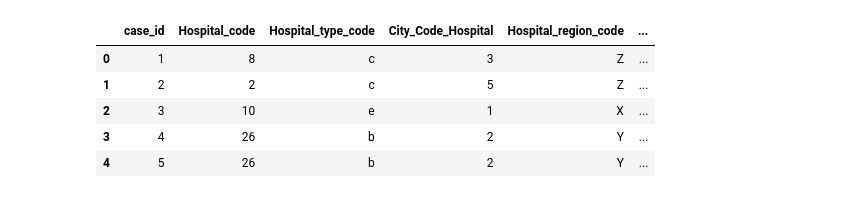
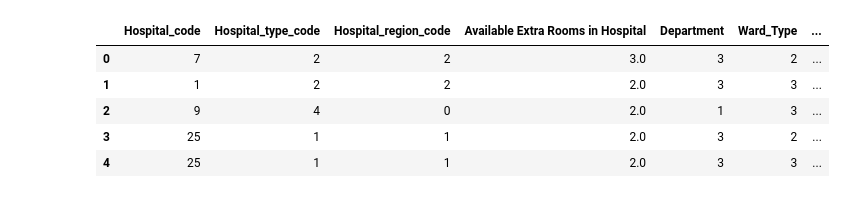
Before and after one commit to ashishrai512/HealthcareAnalytics, a Jupyter notebook: healthAnalytics.ipynb, the cells around one changed output. Cells and saved outputs as stored; diff of their text form; code cells hidden in the pictures.

```diff
--- a/healthAnalytics.ipynb
+++ b/healthAnalytics.ipynb
@@ -31,0 +66,3 @@ train['Stay'].replace(dict_stay,inplace=True)
+# %%
+train=pd.merge(train,agg1,on=['Hospital_type_code','Department','Ward_Facility_Code','Bed Grade','Type of Admission','Severity of Illness','Age'],how='left')
+test=pd.merge(test,agg1,on=['Hospital_type_code','Department','Ward_Facility_Code','Bed Grade','Type of Admission','Severity of Illness','Age'],how='left')
@@ -32,9 +118,48 @@ train['Stay'].replace(dict_stay,inplace=True)
+# %%
+aggregations={\
+               'case_id':'count',
+               'patientid':'nunique' ,
+               'Department':'nunique',
+               'Type of Admission':'nunique',
+               'Admission_Deposit':'mean',
+            }
+
+hospital_data=data.groupby(['Hospital_code']).agg(aggregations)
+
+cols=['h_cases','h_patient','h_dep','h_typeadm','h_avgdeposit']
+hospital_data.columns=cols
+
+data=pd.merge(data,hospital_data,on='Hospital_code',how='left')
+
+data['hosp_deposit']=data.groupby(['Hospital_code','Department','Type of Admission','Severity of Illness'])['Admission_Deposit'].transform('mean')
+data['per_dep_above_hosp']=100*(data['Admission_Deposit']-data['hosp_deposit'])/data['hosp_deposit']
+data['per_dep_above_patient']=100*(data['Admission_Deposit']-data['avgDeposit'])/data['avgDeposit']
+data.drop(['hosp_deposit'],axis=1,inplace=True)
+# %%
+train_X=data[data['type']=='train']
+test_=data[data['type']=='test']
+train_X.drop(['type'],axis=1,inplace=True)
+test_.drop(['type'],axis=1,inplace=True)
+
+
+
+X = train_X.drop(['case_id','patientid','City_Code_Hospital'],axis=1)
+y = train['Stay']
+test_=test_[X.columns]
+
+
+cat_col=['Hospital_code','Hospital_type_code','Ward_Facility_Code',
+       'Hospital_region_code','Department', 'Ward_Type',
+       'City_Code_Patient', 'Type of Admission',
+       'Severity of Illness','Age']
+
+cat_cols=[X.columns.get_loc(c) for c in cat_col]
 # %%
-train.head()
+X.head()
 # %% [output]
-|  | case_id | Hospital_code | Hospital_type_code | City_Code_Hospital | Hospital_region_code | ... |
-| 0 | 1 | 8 | c | 3 | Z | ... |
-| 1 | 2 | 2 | c | 5 | Z | ... |
-| 2 | 3 | 10 | e | 1 | X | ... |
-| 3 | 4 | 26 | b | 2 | Y | ... |
-| 4 | 5 | 26 | b | 2 | Y | ... |
+|  | Hospital_code | Hospital_type_code | Hospital_region_code | Available Extra Rooms in Hospital | Department | Ward_Type | ... |
+| 0 | 7 | 2 | 2 | 3.0 | 3 | 2 | ... |
+| 1 | 1 | 2 | 2 | 2.0 | 3 | 3 | ... |
+| 2 | 9 | 4 | 0 | 2.0 | 1 | 3 | ... |
+| 3 | 25 | 1 | 1 | 2.0 | 3 | 2 | ... |
+| 4 | 25 | 1 | 1 | 2.0 | 3 | 3 | ... |
```
Also changed, not shown: parts of 28 cells of this notebook.
